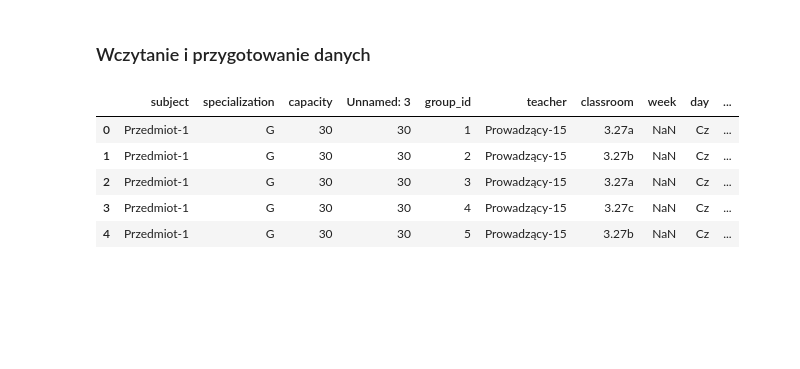
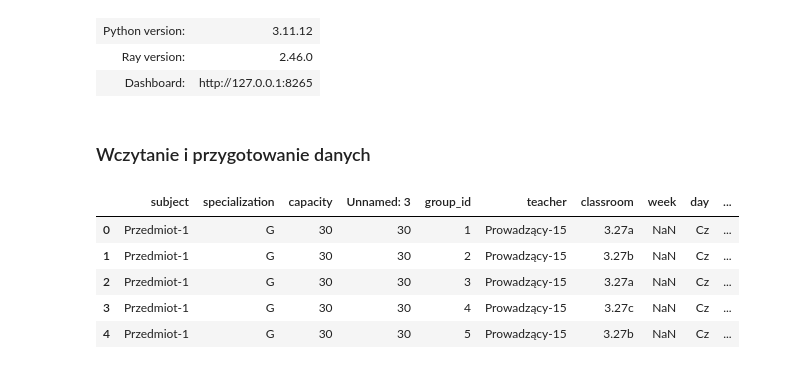
Before and after one commit to lkwinta/genetic_enroll, a Jupyter notebook: notebooks/genetic_enroll.ipynb, the cells around one changed output. Cells and saved outputs as stored; diff of their text form; code cells hidden in the pictures; blank space fills up the shorter version.

```diff
--- a/notebooks/genetic_enroll.ipynb
+++ b/notebooks/genetic_enroll.ipynb
@@ -11,0 +16,5 @@ from paths import SCHEDULES, PREFERENCES, OUT
+# %%
+if ray.is_initialized:
+    ray.shutdown()
+ray.init(ignore_reinit_error=True)
+# %% [output]
@@ -12,3 +22,6 @@ from paths import SCHEDULES, PREFERENCES, OUT
+| Python version: | 3.11.12 |
+| Ray version: | 2.46.0 |
+| Dashboard: | http://127.0.0.1:8265 |
 # %% [markdown]
 ### Wczytanie i przygotowanie danych
 # %%
```
Also changed, not shown: parts of 10 cells of this notebook, 2 other files.
